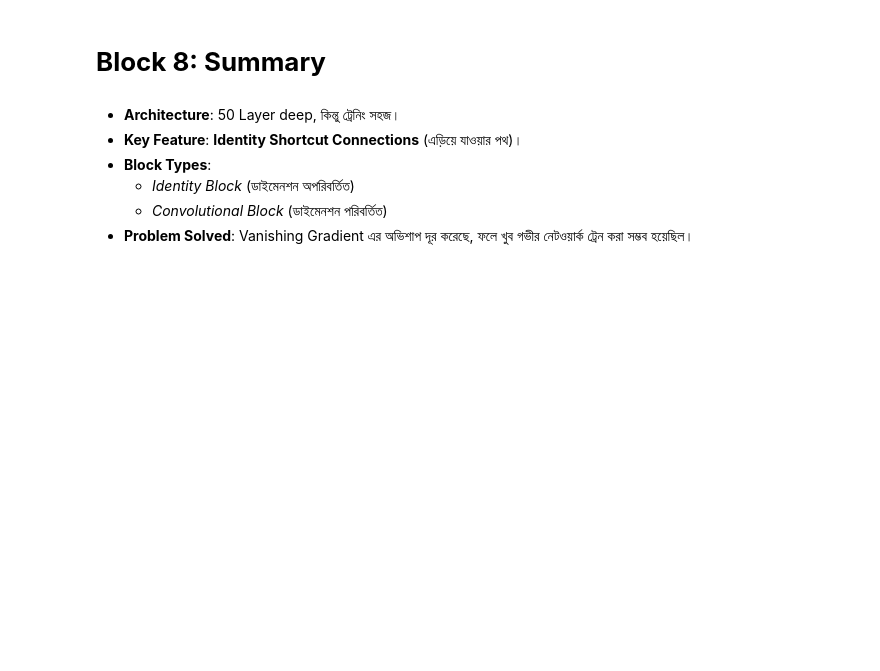
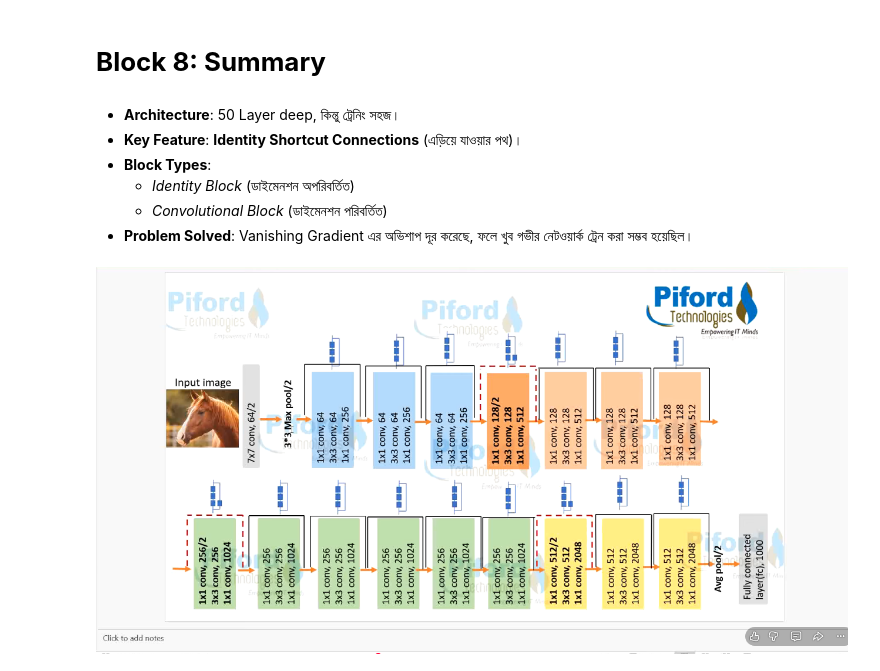
Before and after one commit to DhimanTarafdar/pretrained-model-ResNet50-notes, a Jupyter notebook: ResNet50_notes.ipynb, the cells around one changed output. Cells and saved outputs as stored; diff of their text form; code cells hidden in the pictures; blank space fills up the shorter version.

Commit message:
Added the architecture image

```diff
--- a/ResNet50_notes.ipynb
+++ b/ResNet50_notes.ipynb
@@ -113,3 +113,8 @@ Backpropagation এর সময় গ্রেডিয়েন্ট ধীরে
     - *Identity Block* (ডাইমেনশন অপরিবর্তিত)
     - *Convolutional Block* (ডাইমেনশন পরিবর্তিত)
 - **Problem Solved**: Vanishing Gradient এর অভিশাপ দূর করেছে, ফলে খুব গভীর নেটওয়ার্ক ট্রেন করা সম্ভব হয়েছিল।
+# %%
+from IPython.display import Image, display
+display(Image('/content/Screenshot 2026-04-29 225113.png'))
+# %% [output]
+[figure, added]
```
Also changed, not shown: parts of 6 cells of this notebook.
